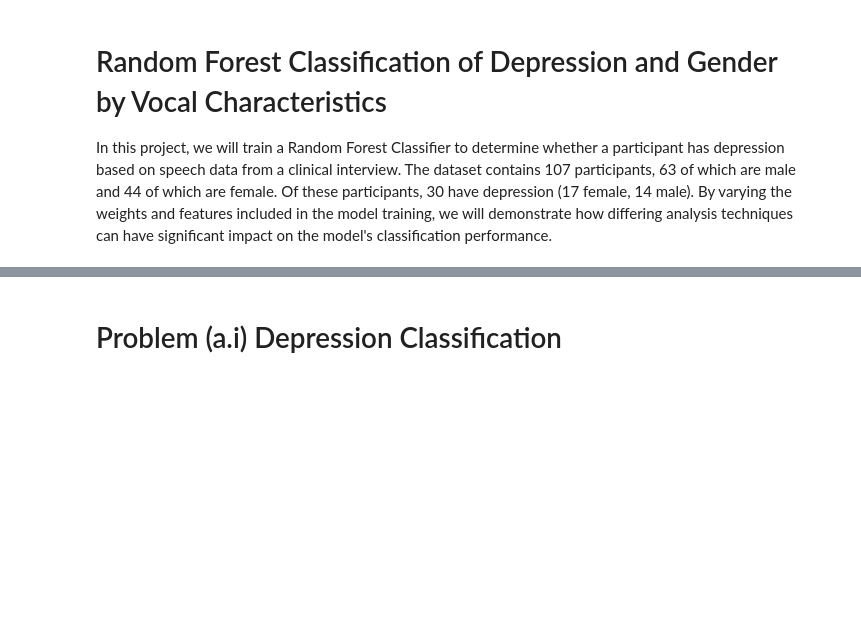
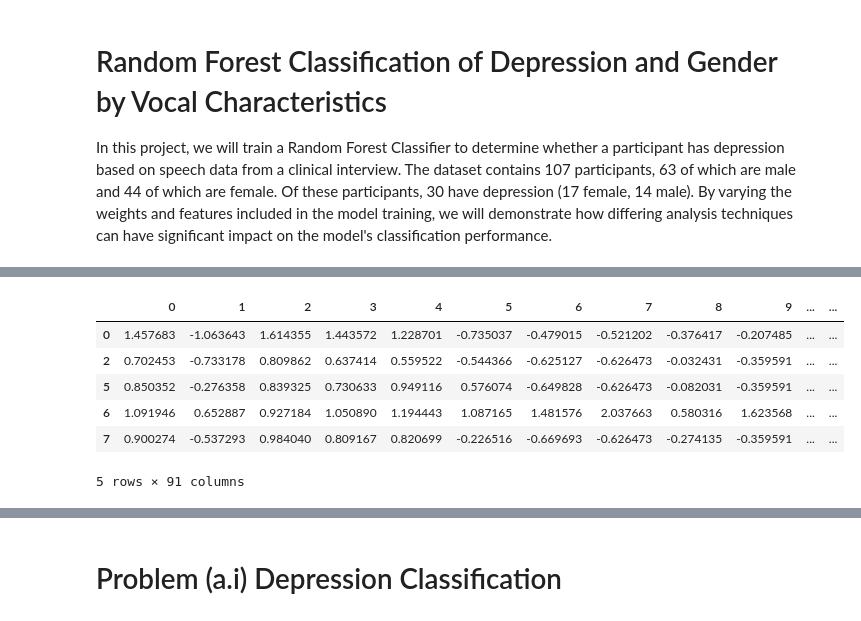
Before and after one commit to momoaolig/ML-Team-Assignment, a Jupyter notebook: hw5.ipynb, the cells around one changed output, grey strips where cells are left out. Drawn from its saved outputs; the diff is of its cells as text; code cells hidden in the pictures; blank space fills up the shorter version.

```diff
--- a/hw5.ipynb
+++ b/hw5.ipynb
@@ -154,0 +57,36 @@ test_df = load_features("features_test", labels_df)
+# %%
+def pre_process(train_df, test_df):
+    train_df.fillna(train_df.mean(), inplace=True)
+    test_df.fillna(test_df.mean(), inplace=True)
+
+    # Exclude the last 3 columns from normalization
+    columns_to_normalize = train_df.columns[:-3]
+
+    # Normalize the selected columns using Min-Max scaling
+    scaler = StandardScaler()
+    train_df_normalized = train_df.copy()
+    train_df_normalized[columns_to_normalize] = scaler.fit_transform(train_df[columns_to_normalize])
+
+    # Remove outliers based on everything except the last 3 columns
+    all_columns_except_last_3 = train_df.columns[:-3]
+    z_scores = np.abs(stats.zscore(train_df_normalized[all_columns_except_last_3]))
+    threshold = 1.5
+    outlier_indices = np.where((z_scores < threshold).all(axis=1))[0]
+
+    # Remove corresponding rows (including last 3 columns) when removing outliers
+    train_df_no_outliers = train_df_normalized.drop(outlier_indices)
+    test_df_normalized = test_df.copy()
+    test_df_normalized[columns_to_normalize] = scaler.fit_transform(test_df[columns_to_normalize])
+    return train_df_no_outliers, test_df_normalized
+# %%
+train_df_norm, test_df_norm = pre_process(train_df, test_df)
+# %%
+train_df_norm.head()
+# %% [output]
+|  | 0 | 1 | 2 | 3 | 4 | 5 | 6 | 7 | 8 | 9 | ... | ... |
+| 0 | 1.457683 | -1.063643 | 1.614355 | 1.443572 | 1.228701 | -0.735037 | -0.479015 | -0.521202 | -0.376417 | -0.207485 | ... | ... |
+| 2 | 0.702453 | -0.733178 | 0.809862 | 0.637414 | 0.559522 | -0.544366 | -0.625127 | -0.626473 | -0.032431 | -0.359591 | ... | ... |
+| 5 | 0.850352 | -0.276358 | 0.839325 | 0.730633 | 0.949116 | 0.576074 | -0.649828 | -0.626473 | -0.082031 | -0.359591 | ... | ... |
+| 6 | 1.091946 | 0.652887 | 0.927184 | 1.050890 | 1.194443 | 1.087165 | 1.481576 | 2.037663 | 0.580316 | 1.623568 | ... | ... |
+| 7 | 0.900274 | -0.537293 | 0.984040 | 0.809167 | 0.820699 | -0.226516 | -0.669693 | -0.626473 | -0.274135 | -0.359591 | ... | ... |
+5 rows × 91 columns
```
Also changed, not shown: parts of 43 cells of this notebook.
